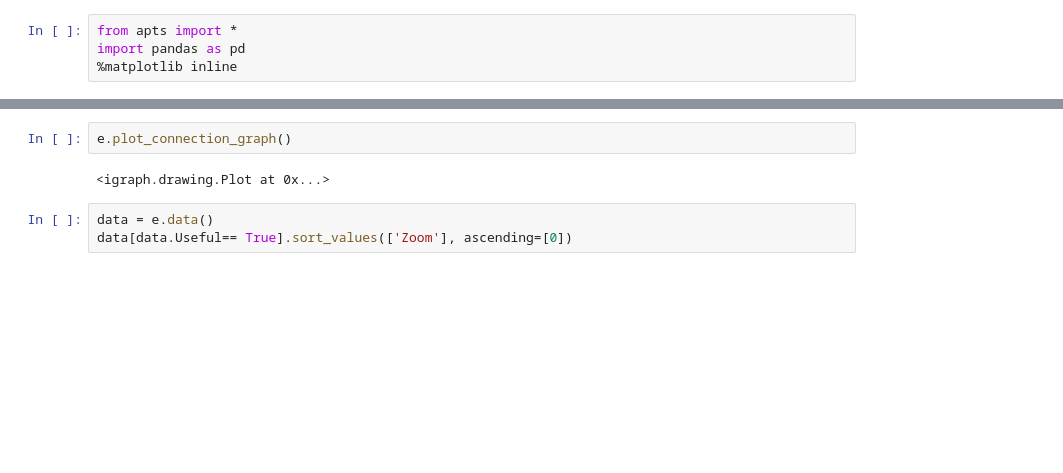
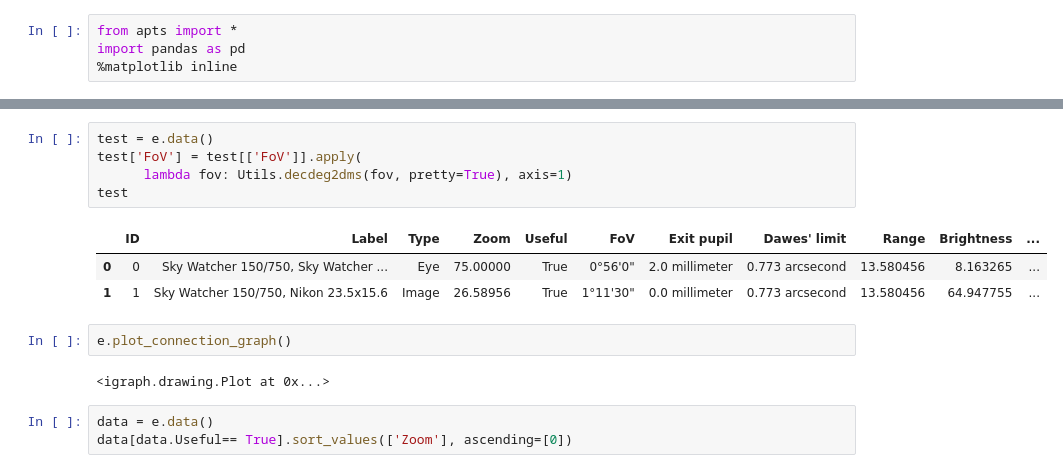
Before and after one commit to pozar87/apts, a Jupyter notebook: Test.ipynb, the cells around one changed output, grey strips where cells are left out. Drawn from its saved outputs; the diff is of its cells as text; blank space fills up the shorter version.

```diff
--- a/Test.ipynb
+++ b/Test.ipynb
@@ -25,3 +25,12 @@ e.plot_fov()
+# %%
+test = e.data()
+test['FoV'] = test[['FoV']].apply(
+      lambda fov: Utils.decdeg2dms(fov, pretty=True), axis=1)
+test
+# %% [output]
+|  | ID | Label | Type | Zoom | Useful | FoV | Exit pupil | Dawes' limit | Range | Brightness | ... |
+| 0 | 0 | Sky Watcher 150/750, Sky Watcher ... | Eye | 75.00000 | True | 0°56'0" | 2.0 millimeter | 0.773 arcsecond | 13.580456 | 8.163265 | ... |
+| 1 | 1 | Sky Watcher 150/750, Nikon 23.5x15.6 | Image | 26.58956 | True | 1°11'30" | 0.0 millimeter | 0.773 arcsecond | 13.580456 | 64.947755 | ... |
 # %%
 e.plot_connection_graph()
 # %% [output]
```
Also changed, not shown: parts of 13 cells of this notebook, 2 other files.
